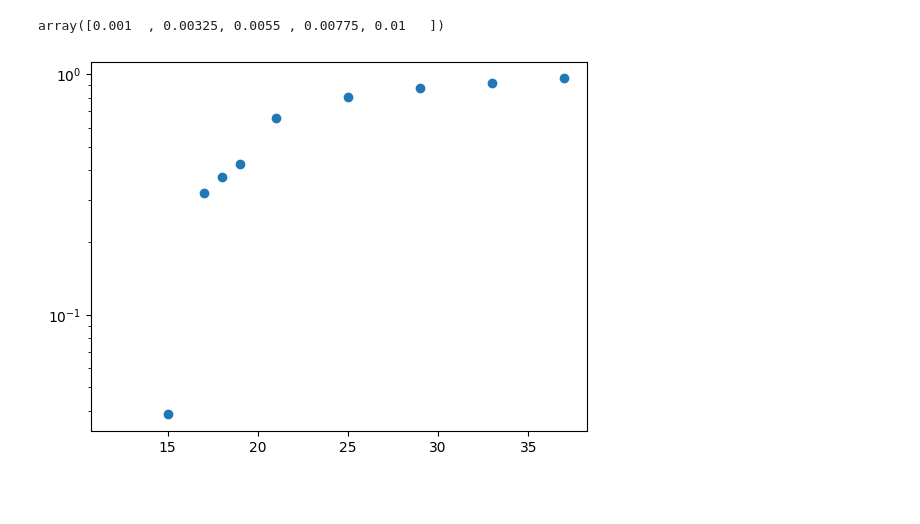
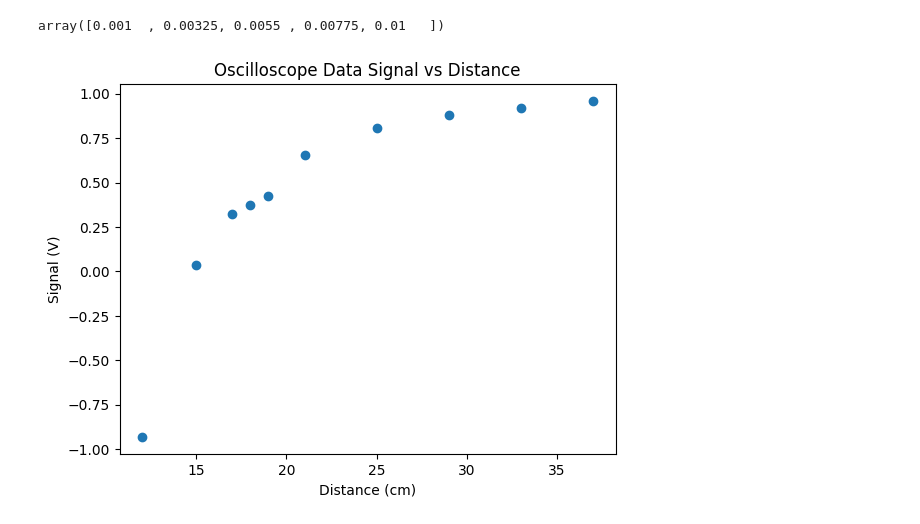
Before and after one commit to jjavierf64/MQST_Projects, a Jupyter notebook: AQL/calcs.ipynb, the cells around one changed output. Saved outputs shown, nothing was run; the diff lists cells and outputs as text; code cells hidden in the pictures; blank space fills up the shorter version.

Commit message:
Data and calculations for Advanced Quantum Laboratory

```diff
--- a/AQL/calcs.ipynb
+++ b/AQL/calcs.ipynb
@@ -186,15 +186,15 @@ array([0.001  , 0.00325, 0.0055 , 0.00775, 0.01   ])
 # %%
 filenames = [12,15,17,18,19,21,25,29,33,37]
 means = []
 for i in filenames:
     data_t = pd.read_csv(f"im/RigolDSim{i}.csv")
     means.append(data_t["CH1(V)"].mean())
 
 plt.scatter(filenames, means)
-# plt.title("Oscilloscope Data")
-# plt.xlabel("Time (s)")
-# plt.ylabel("Signal (V)")
+plt.title("Oscilloscope Data Signal vs Distance")
+plt.xlabel("Distance (cm)")
+plt.ylabel("Signal (V)")
 # plt.yscale('log')
 plt.show()
 # %% [output]
-[figure, old version]
+[figure, new version]
```
Also changed, not shown: parts of 12 cells of this notebook, 6 other files.
